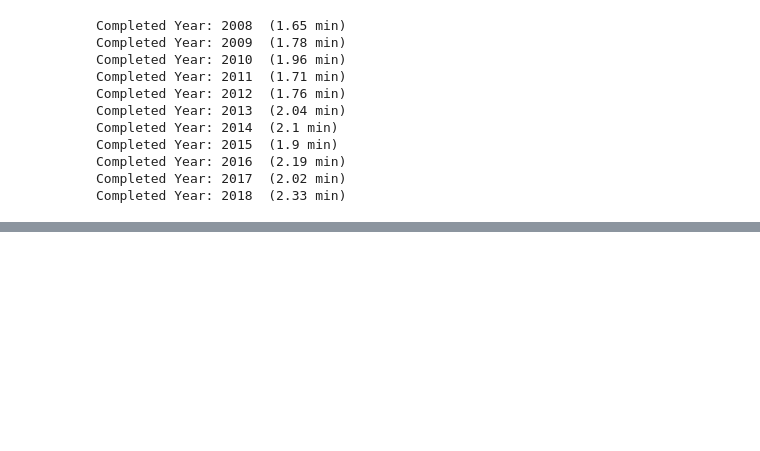
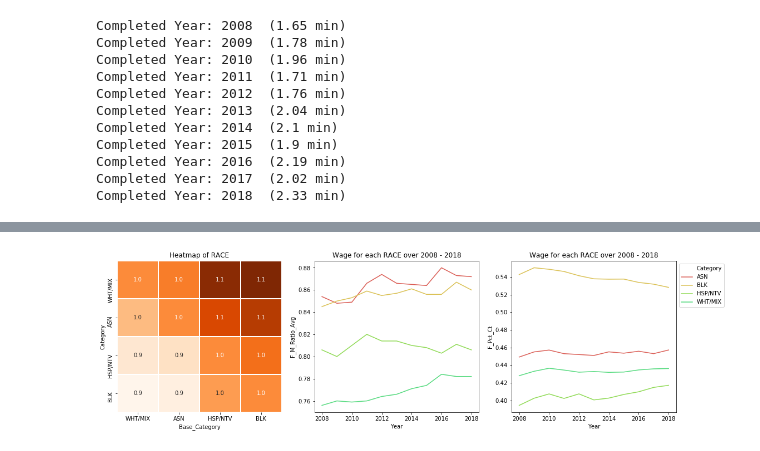
Before and after one commit to AlbeChen/Census_Wage_Analysis, a Jupyter notebook: Notebook_ACS_Wage_Final_Analysis.ipynb, the cells around one changed output, grey strips where cells are left out. Cells and saved outputs as stored; diff of their text form; code cells hidden in the pictures; blank space fills up the shorter version.

```diff
--- a/Notebook_ACS_Wage_Final_Analysis.ipynb
+++ b/Notebook_ACS_Wage_Final_Analysis.ipynb
@@ -97,0 +70,4 @@ plt.plot([0,120000], [0,120000], linewidth=1)
+# %%
+analysis_pkg.plot_heatmap_lineplot(yearly_cat_full, yearly_sex_full, 'RACE')
+# %% [output]
+[figure, added]
```
Also changed, not shown: parts of 21 cells of this notebook, 5 other files.
